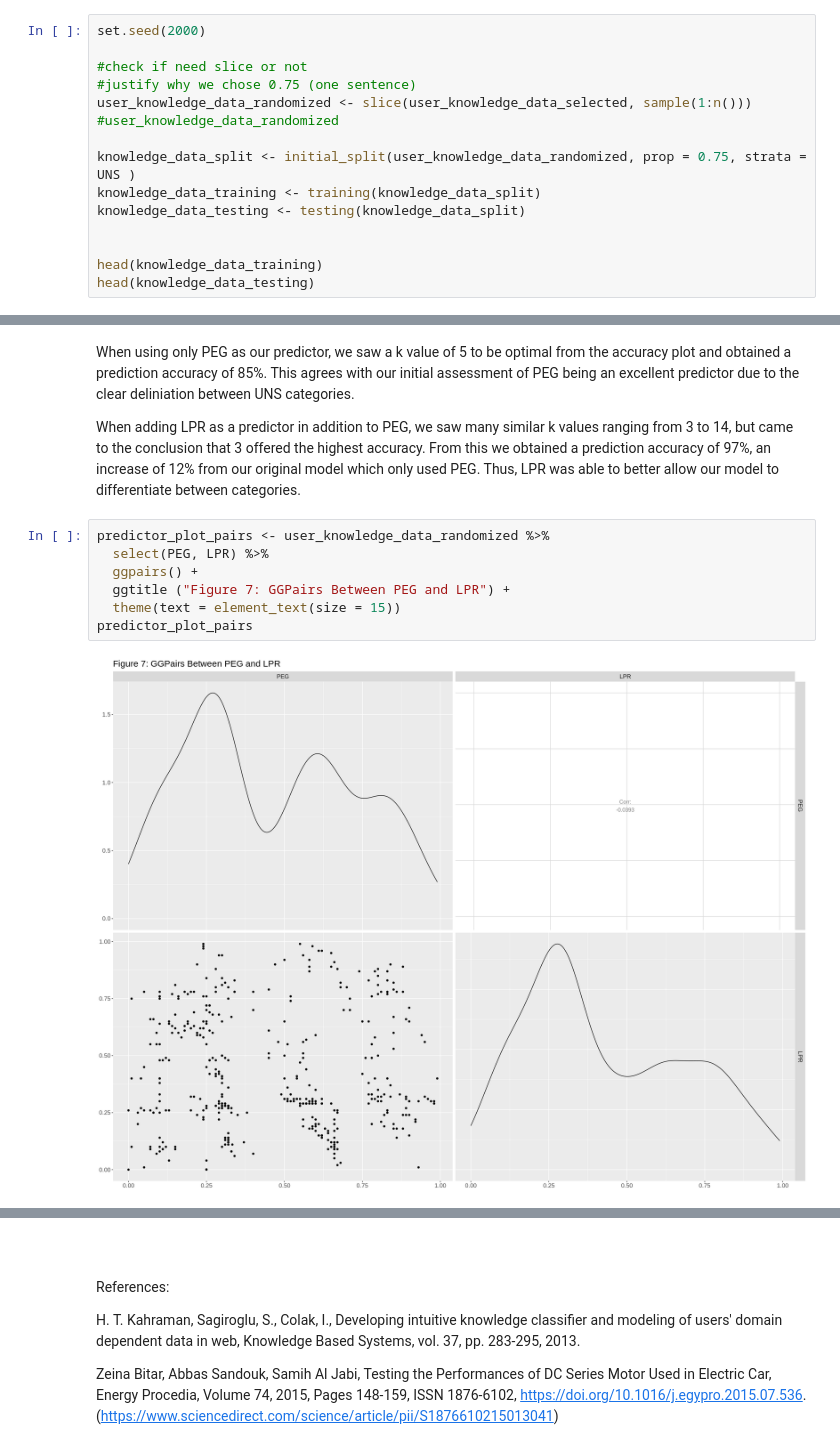
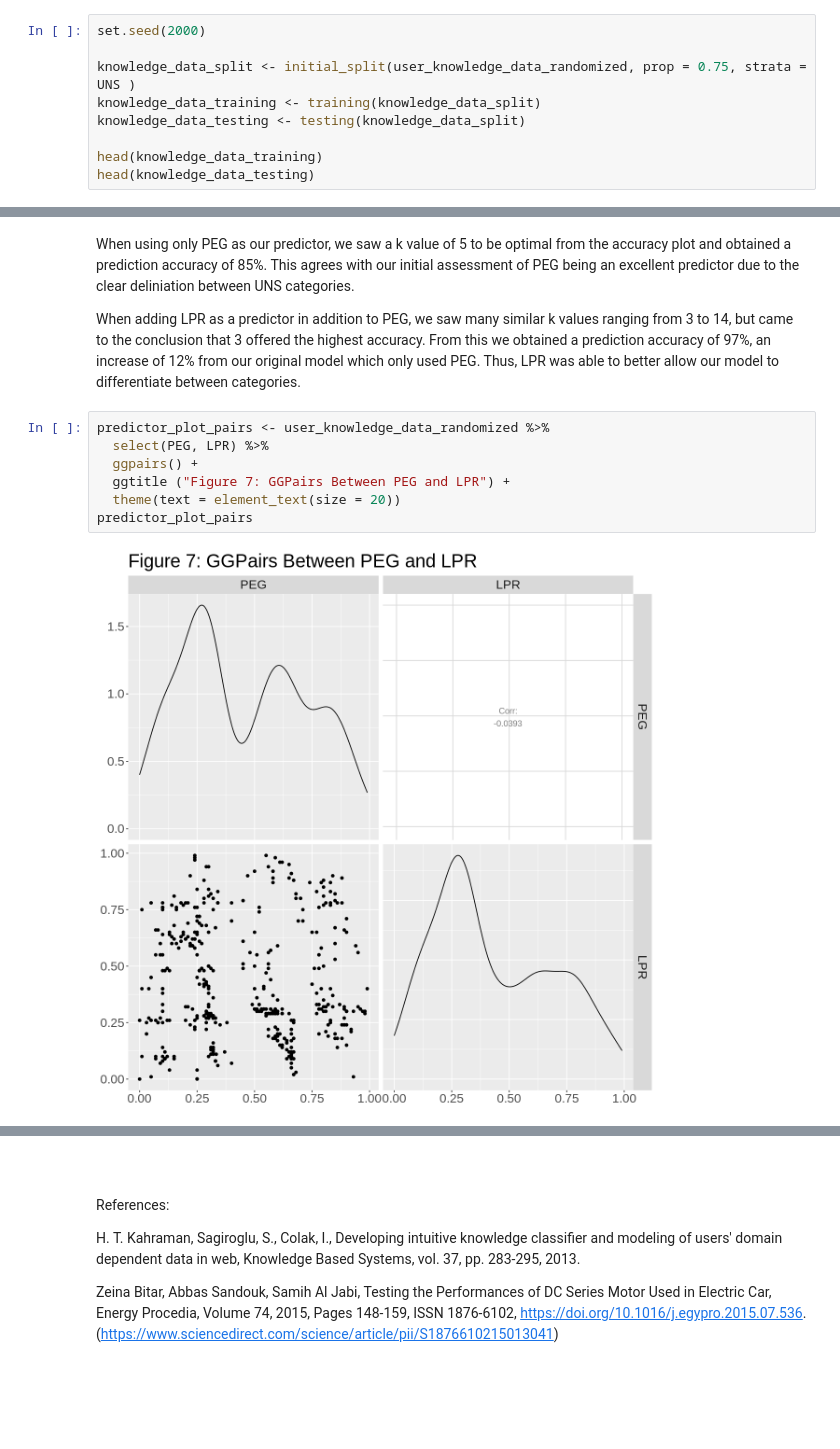
Before and after one commit to moirarenata/Analysis-of-Attributes-Relating-to-User-Knowledge-Levels-Pertaining-to-DC-Machines-in-a-Given-Datase, a Jupyter notebook: project_actual_allvalues.ipynb, the cells around one changed output, grey strips where cells are left out. Drawn from its saved outputs; the diff is of its cells as text; blank space fills up the shorter version.

```diff
--- a/project_actual_allvalues.ipynb
+++ b/project_actual_allvalues.ipynb
@@ -153,17 +132,11 @@ A tibble: 403 × 6
 <li> Randomize the dataset and split it into training and testing data </li>
 # %%
 set.seed(2000)
-
-#check if need slice or not
-#justify why we chose 0.75 (one sentence)
-user_knowledge_data_randomized <- slice(user_knowledge_data_selected, sample(1:n()))
-#user_knowledge_data_randomized
 
 knowledge_data_split <- initial_split(user_knowledge_data_randomized, prop = 0.75, strata = UNS )
 knowledge_data_training <- training(knowledge_data_split)
 knowledge_data_testing <- testing(knowledge_data_split)
 
-
 head(knowledge_data_training)
 head(knowledge_data_testing)
 # %% [output]
@@ -565,9 +571,9 @@ When adding LPR as a predictor in addition to PEG, we saw many similar k values
 # %%
 predictor_plot_pairs <- user_knowledge_data_randomized %>%
   select(PEG, LPR) %>%
   ggpairs() +
   ggtitle ("Figure 7: GGPairs Between PEG and LPR") +
-  theme(text = element_text(size = 15))
+  theme(text = element_text(size = 20))
 predictor_plot_pairs
 # %% [output]
-[figure, old version]
+[figure, new version]
```
Also changed, not shown: parts of 20 cells of this notebook.
